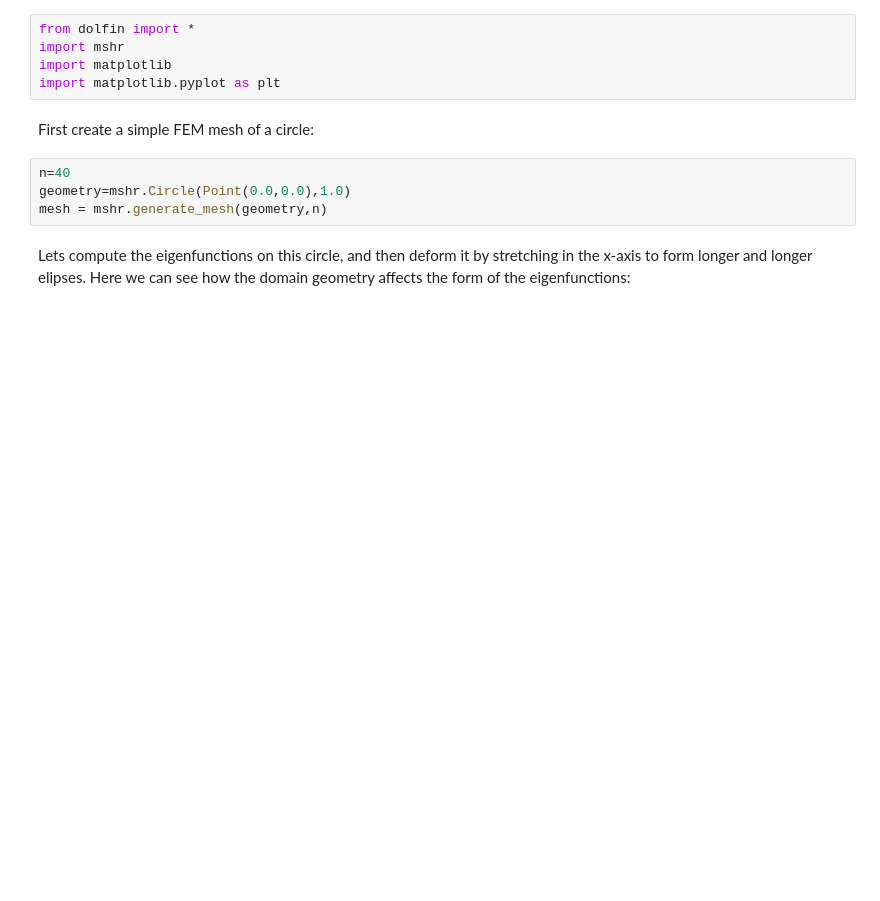
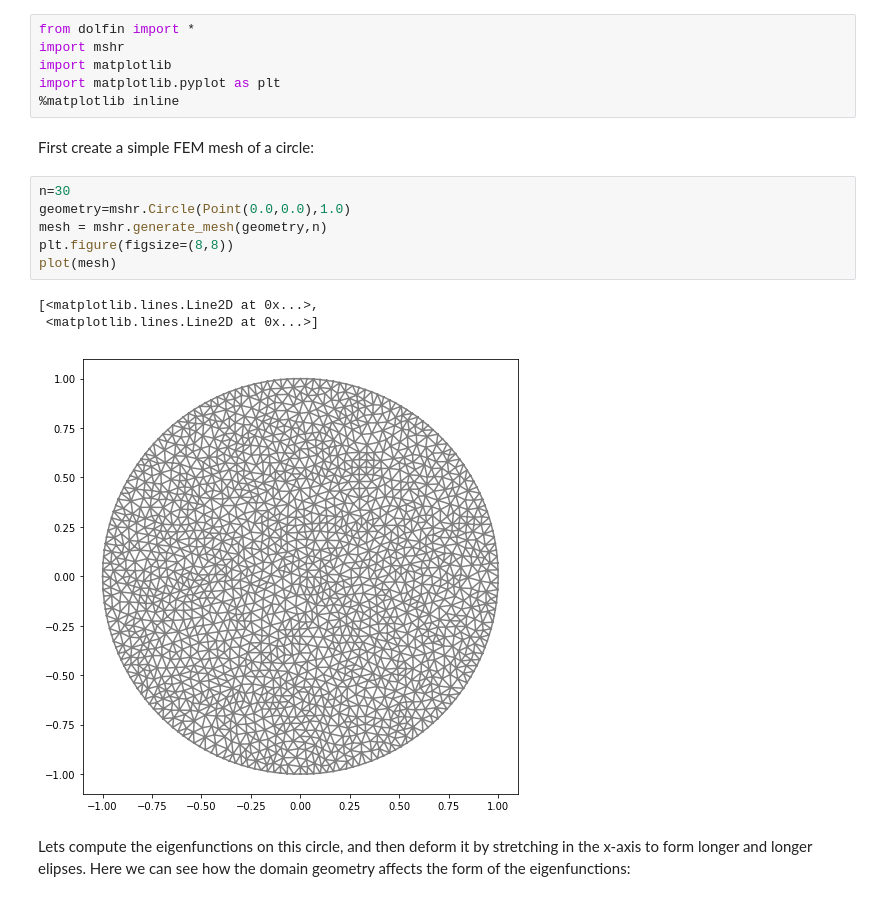
Before and after one commit to RudgeLab/MorphoOrganismos, a Jupyter notebook: python/Fenics testing.ipynb, the cells around one changed output. Cells and saved outputs as stored; diff of their text form; blank space fills up the shorter version.

```diff
--- a/python/Fenics testing.ipynb
+++ b/python/Fenics testing.ipynb
@@ -3,12 +3,19 @@ from dolfin import *
 import mshr
 import matplotlib
 import matplotlib.pyplot as plt
+%matplotlib inline
 # %% [markdown]
 First create a simple FEM mesh of a circle:
 # %%
-n=40
+n=30
 geometry=mshr.Circle(Point(0.0,0.0),1.0)
 mesh = mshr.generate_mesh(geometry,n)
+plt.figure(figsize=(8,8))
+plot(mesh)
+# %% [output]
+[<matplotlib.lines.Line2D at 0x...>,
+ <matplotlib.lines.Line2D at 0x...>]
+[figure, added]
 # %% [markdown]
 Lets compute the eigenfunctions on this circle, and then deform it by stretching in the x-axis to form longer and longer elipses. Here we can see how the domain geometry affects the form of the eigenfunctions:
 # %%
```
Also changed, not shown: parts of 1 cell of this notebook.
